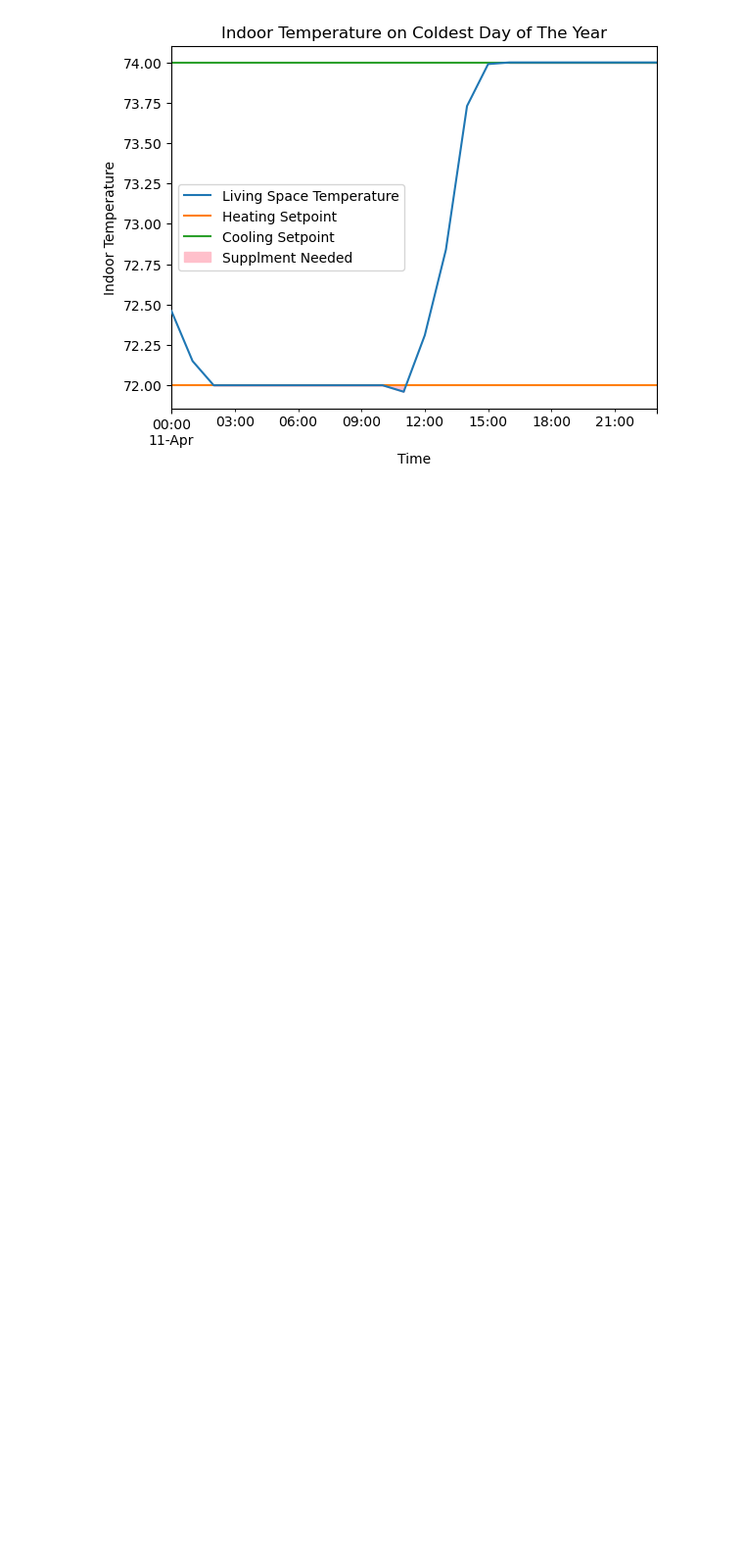
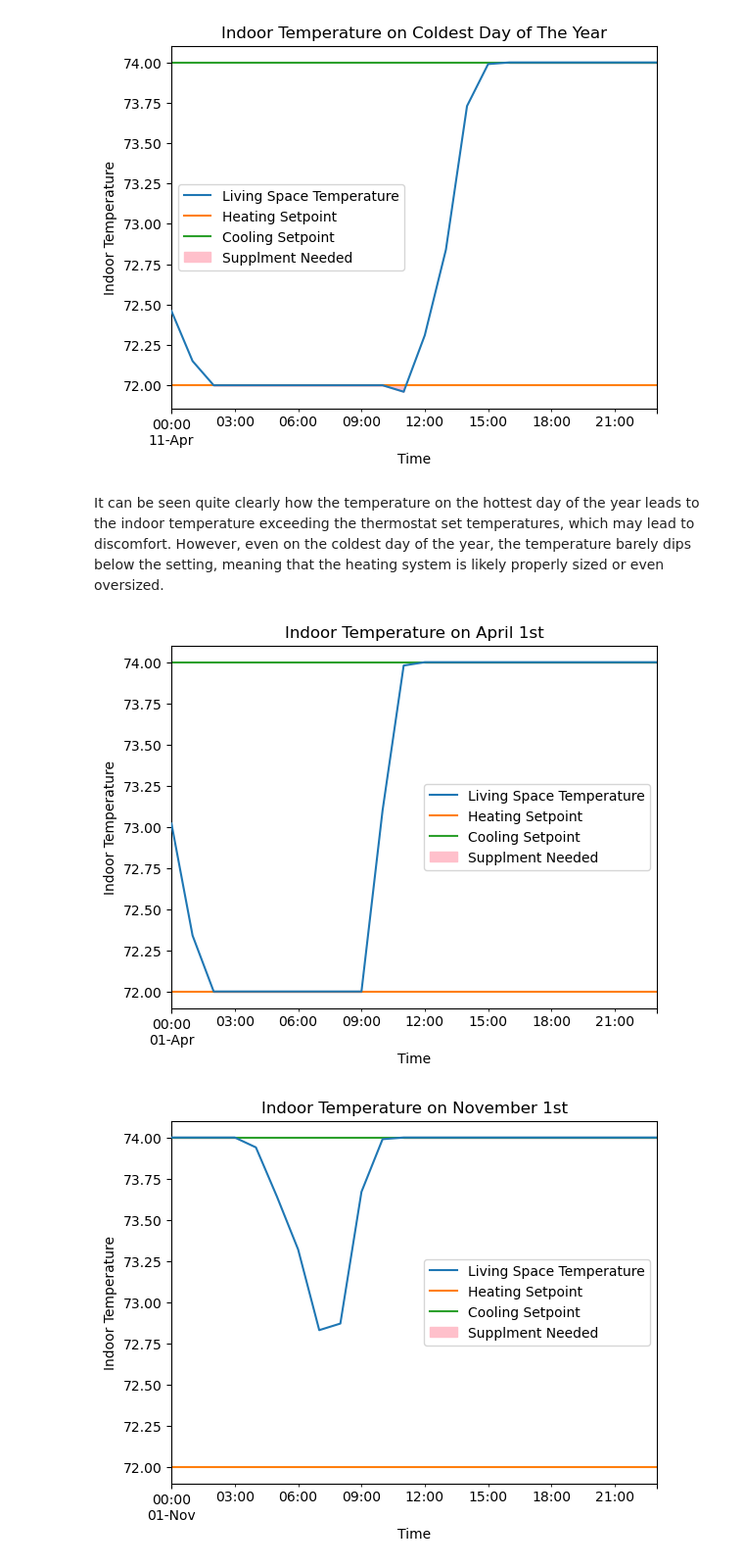
Before and after one commit to alchemicHen/hvac-viz, a Jupyter notebook: cleaning_calendar_viz.ipynb, the cells around one changed output. Shown at 98% size. Drawn from its saved outputs; the diff is of its cells as text; code cells hidden in the pictures; blank space fills up the shorter version.

Commit message:
created some more daily sample plots for average days

```diff
--- a/cleaning_calendar_viz.ipynb
+++ b/cleaning_calendar_viz.ipynb
@@ -265,0 +263,17 @@ plot_ts(coldest_day_hourly, plt_title='Indoor Temperature on Coldest Day of The
+# %% [markdown]
+It can be seen quite clearly how the temperature on the hottest day of the year leads to the indoor temperature exceeding the thermostat set temperatures, which may lead to discomfort. However, even on the coldest day of the year, the temperature barely dips below the setting, meaning that the heating system is likely properly sized or even oversized.
+# %%
+# TODO: Perhaps get a house with both slightly undersized heating/cooling to highlight both cold and hot days.
+
+# Charting normal days, April 1st and November 1st.
+spring_day = pd.to_datetime('2023-04-01', format='%Y-%m-%d')
+fall_day = pd.to_datetime('2023-11-01', format='%Y-%m-%d')
+
+spring_day_hourly = living_df[living_df.index.date == spring_day]
+fall_day_hourly = living_df[living_df.index.date == fall_day]
+
+plot_ts(spring_day_hourly, plt_title='Indoor Temperature on April 1st', fill=True)
+plot_ts(fall_day_hourly, plt_title='Indoor Temperature on November 1st', fill=True)
+# %% [output]
+[figure, added]
+[figure, added]
```
Also changed, not shown: parts of 4 cells of this notebook.
